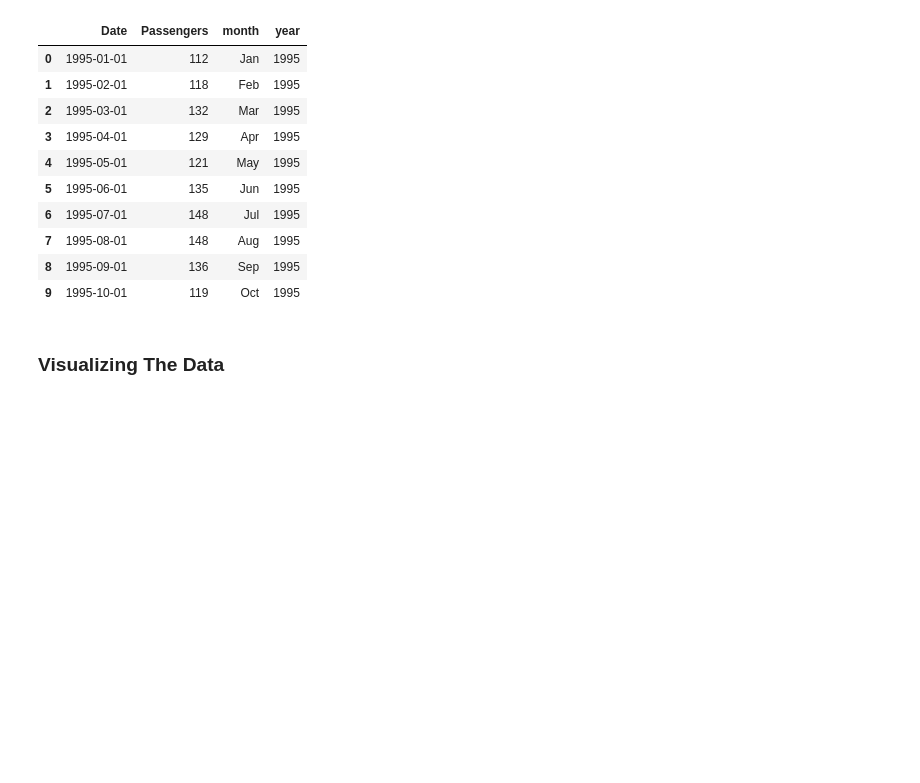
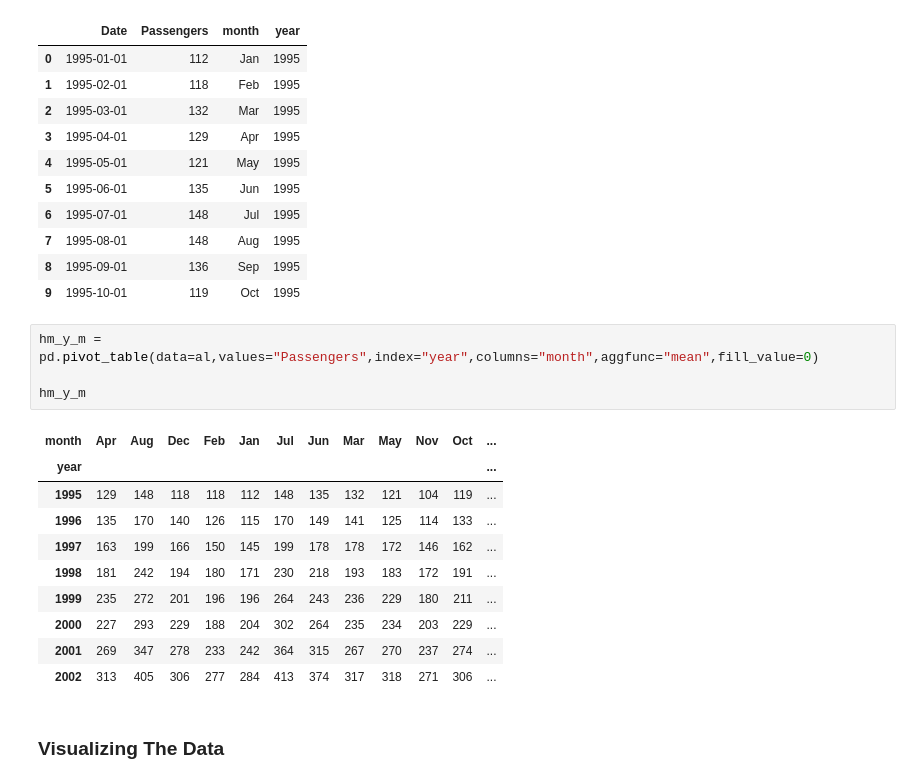
Before and after one commit to kunal-mallick/Data-Science-Assignments, a Jupyter notebook: Assignment_18_Forecasting/Code/Q1_AirlinesData.ipynb, the cells around one changed output. Cells and saved outputs as stored; diff of their text form; blank space fills up the shorter version.

```diff
--- a/Assignment_18_Forecasting/Code/Q1_AirlinesData.ipynb
+++ b/Assignment_18_Forecasting/Code/Q1_AirlinesData.ipynb
@@ -129,6 +129,21 @@ al.head(10)
 | 7 | 1995-08-01 | 148 | Aug | 1995 |
 | 8 | 1995-09-01 | 136 | Sep | 1995 |
 | 9 | 1995-10-01 | 119 | Oct | 1995 |
+# %%
+hm_y_m = pd.pivot_table(data=al,values="Passengers",index="year",columns="month",aggfunc="mean",fill_value=0)
+
+hm_y_m
+# %% [output]
+| month | Apr | Aug | Dec | Feb | Jan | Jul | Jun | Mar | May | Nov | Oct | ... |
+| year |  |  |  |  |  |  |  |  |  |  |  | ... |
+| 1995 | 129 | 148 | 118 | 118 | 112 | 148 | 135 | 132 | 121 | 104 | 119 | ... |
+| 1996 | 135 | 170 | 140 | 126 | 115 | 170 | 149 | 141 | 125 | 114 | 133 | ... |
+| 1997 | 163 | 199 | 166 | 150 | 145 | 199 | 178 | 178 | 172 | 146 | 162 | ... |
+| 1998 | 181 | 242 | 194 | 180 | 171 | 230 | 218 | 193 | 183 | 172 | 191 | ... |
+| 1999 | 235 | 272 | 201 | 196 | 196 | 264 | 243 | 236 | 229 | 180 | 211 | ... |
+| 2000 | 227 | 293 | 229 | 188 | 204 | 302 | 264 | 235 | 234 | 203 | 229 | ... |
+| 2001 | 269 | 347 | 278 | 233 | 242 | 364 | 315 | 267 | 270 | 237 | 274 | ... |
+| 2002 | 313 | 405 | 306 | 277 | 284 | 413 | 374 | 317 | 318 | 271 | 306 | ... |
 # %% [markdown]
 ### Visualizing The Data
 # %% [markdown]
```
Also changed, not shown: parts of 4 cells of this notebook.
